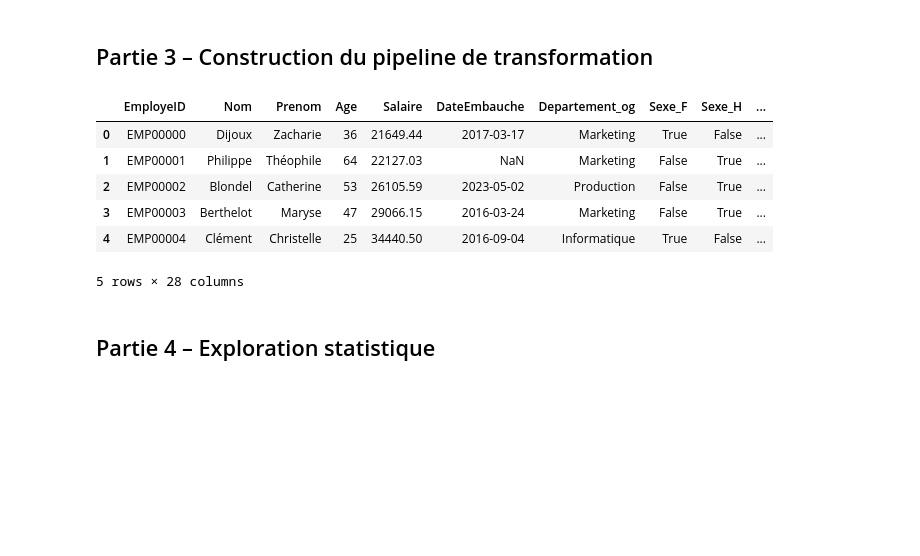
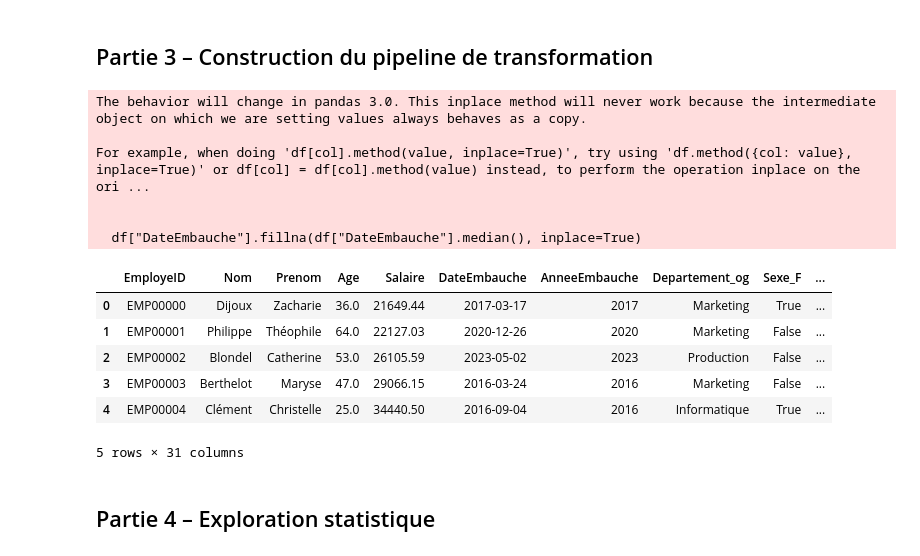
Before and after one commit to Lesaloon/A4_ESIEA_DATA_CM_FINAL, a Jupyter notebook: ProjetFinal_DataCrafting_Mining.ipynb, the cells around one changed output. Drawn from its saved outputs; the diff is of its cells as text; code cells hidden in the pictures; blank space fills up the shorter version.

Commit message:
Implement code changes to enhance functionality and improve performance

```diff
--- a/ProjetFinal_DataCrafting_Mining.ipynb
+++ b/ProjetFinal_DataCrafting_Mining.ipynb
@@ -232,32 +232,40 @@ def data_cleaning_pipeline(df):
 # %%
 # TODO :
 # - Utiliser le pipeline précédent pour créer un DataFrame nettoyé
 # - Encodage des colonnes catégorielles
 # - Normalisation éventuelle de variables numériques
 # - Vérification finale de la complétude
 # - créer un pipeline final = pipeline nettayage + pipeline transformation
+df = data_cleaning_pipeline(df)
+
 
 def encode_and_normalize(df):
     # Encodage des colonnes catégorielles avec one-hot encoding (on garde les colonnes de base)
     df["Departement_og"] = df["Departement"]
     df = pd.get_dummies(df, columns=["Sexe", "Departement", "Poste", "NiveauEtude", "TypeContrat"], drop_first=True, prefix_sep="_")
 
     # Normalisation des variables numériques
     scaler = MinMaxScaler()
     df[["Age_normalized", "Salaire_normalized"]] = scaler.fit_transform(df[["Age", "Salaire"]])
 
     return df
 
 df_normalized = encode_and_normalize(df)
 df_normalized.head()
 # %% [output]
+The behavior will change in pandas 3.0. This inplace method will never work because the intermediate object on which we are setting values always behaves as a copy.
+
+For example, when doing 'df[col].method(value, inplace=True)', try using 'df.method({col: value}, inplace=True)' or df[col] = df[col].method(value) instead, to perform the operation inplace on the ori ...
+
+
+  df["DateEmbauche"].fillna(df["DateEmbauche"].median(), inplace=True)
-|  | EmployeID | Nom | Prenom | Age | Salaire | DateEmbauche | Departement_og | Sexe_F | Sexe_H | ... |
-| 0 | EMP00000 | Dijoux | Zacharie | 36 | 21649.44 | 2017-03-17 | Marketing | True | False | ... |
-| 1 | EMP00001 | Philippe | Théophile | 64 | 22127.03 | NaN | Marketing | False | True | ... |
-| 2 | EMP00002 | Blondel | Catherine | 53 | 26105.59 | 2023-05-02 | Production | False | True | ... |
-| 3 | EMP00003 | Berthelot | Maryse | 47 | 29066.15 | 2016-03-24 | Marketing | False | True | ... |
-| 4 | EMP00004 | Clément | Christelle | 25 | 34440.50 | 2016-09-04 | Informatique | True | False | ... |
+|  | EmployeID | Nom | Prenom | Age | Salaire | DateEmbauche | AnneeEmbauche | Departement_og | Sexe_F | ... |
+| 0 | EMP00000 | Dijoux | Zacharie | 36.0 | 21649.44 | 2017-03-17 | 2017 | Marketing | True | ... |
+| 1 | EMP00001 | Philippe | Théophile | 64.0 | 22127.03 | 2020-12-26 | 2020 | Marketing | False | ... |
+| 2 | EMP00002 | Blondel | Catherine | 53.0 | 26105.59 | 2023-05-02 | 2023 | Production | False | ... |
+| 3 | EMP00003 | Berthelot | Maryse | 47.0 | 29066.15 | 2016-03-24 | 2016 | Marketing | False | ... |
+| 4 | EMP00004 | Clément | Christelle | 25.0 | 34440.50 | 2016-09-04 | 2016 | Informatique | True | ... |
-5 rows × 28 columns
+5 rows × 31 columns
 # %% [markdown]
 ## Partie 4 – Exploration statistique
 # %%
```
Also changed, not shown: parts of 3 cells of this notebook.
